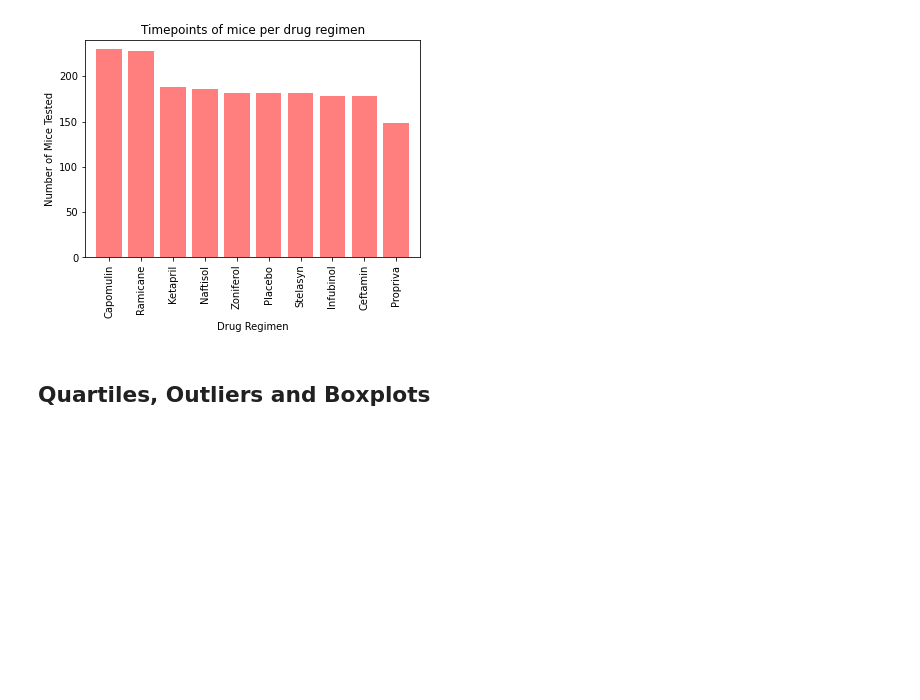
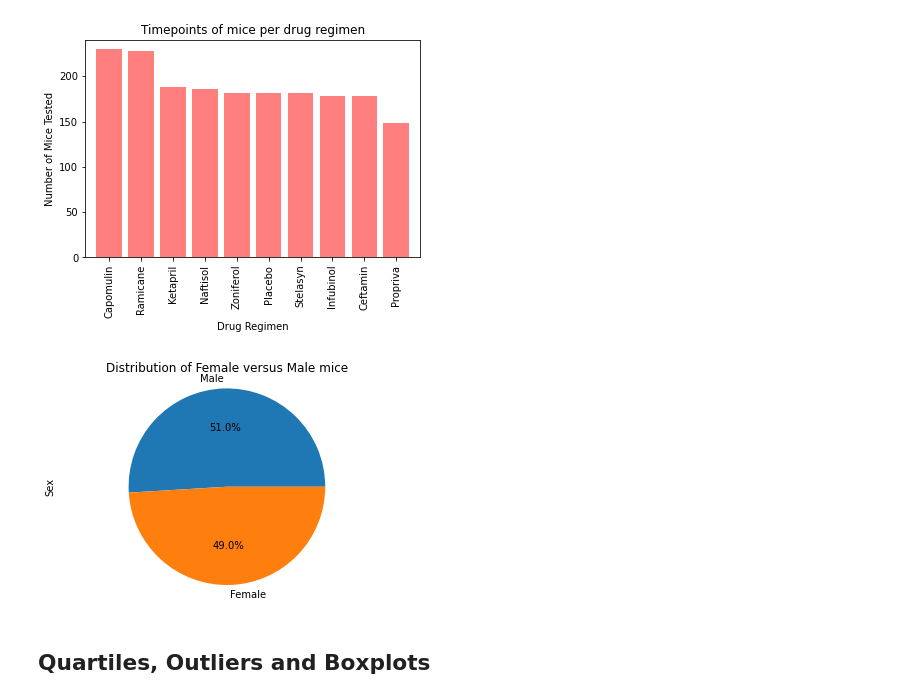
Before and after one commit to Maheenms/Matplotlib-Challenge, a Jupyter notebook: Pymaceuticals/pymaceuticals_Jupyternotebook.ipynb, the cells around one changed output. Cells and saved outputs as stored; diff of their text form; code cells hidden in the pictures; blank space fills up the shorter version.

```diff
--- a/Pymaceuticals/pymaceuticals_Jupyternotebook.ipynb
+++ b/Pymaceuticals/pymaceuticals_Jupyternotebook.ipynb
@@ -233,6 +233,18 @@ Text(0, 0.5, 'Number of Mice Tested')
 [figure]
 # %%
 # Generate a pie plot showing the distribution of female versus male mice using Pandas
+
+female_versus_male_distribution = Clean_DataFrame["Sex"].value_counts()
+#female_versus_male_distribution
+
+Distribution_pie = female_versus_male_distribution.plot(kind="pie", y='"Sex"',autopct="%1.1f%%", title=("Distribution of Female versus Male mice"))
+
+Distribution_pie.set_ylabel("Sex")
+
+plt.axis("equal")
+plt.show()
+# %% [output]
+[figure, added]
 # %%
 # Generate a pie plot showing the distribution of female versus male mice using pyplot
 # %% [markdown]
```
